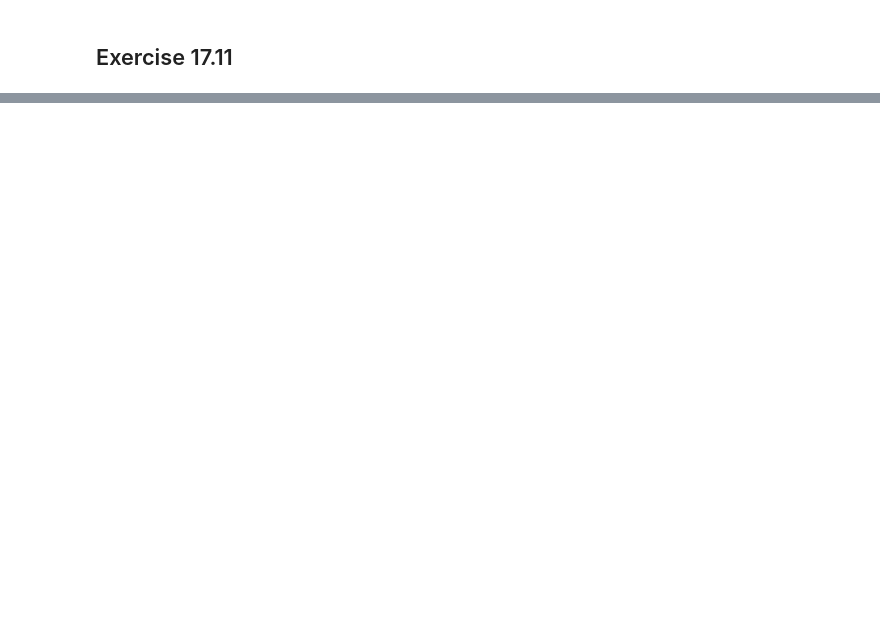
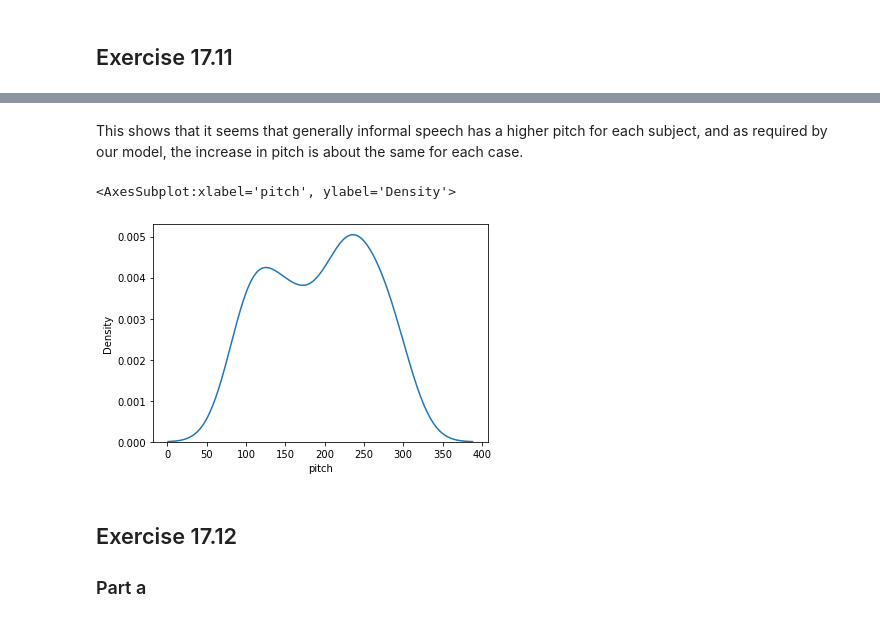
Before and after one commit to DrEntropy/BayesRulesWork, a Jupyter notebook: Chapter17.ipynb, the cells around one changed output, grey strips where cells are left out. Saved outputs shown, nothing was run; the diff lists cells and outputs as text; code cells hidden in the pictures; blank space fills up the shorter version.

```diff
--- a/Chapter17.ipynb
+++ b/Chapter17.ipynb
@@ -27,0 +133,11 @@ voices.head()
+# %% [markdown]
+This shows that it seems that generally informal speech has a higher pitch for each subject, and as required by our model, the increase in pitch is about the same for each case.
+# %%
+sns.kdeplot(voices['pitch'])
+# %% [output]
+<AxesSubplot:xlabel='pitch', ylabel='Density'>
+[figure, added]
+# %% [markdown]
+## Exercise 17.12
+
+### Part a
```
Also changed, not shown: parts of 38 cells of this notebook.
